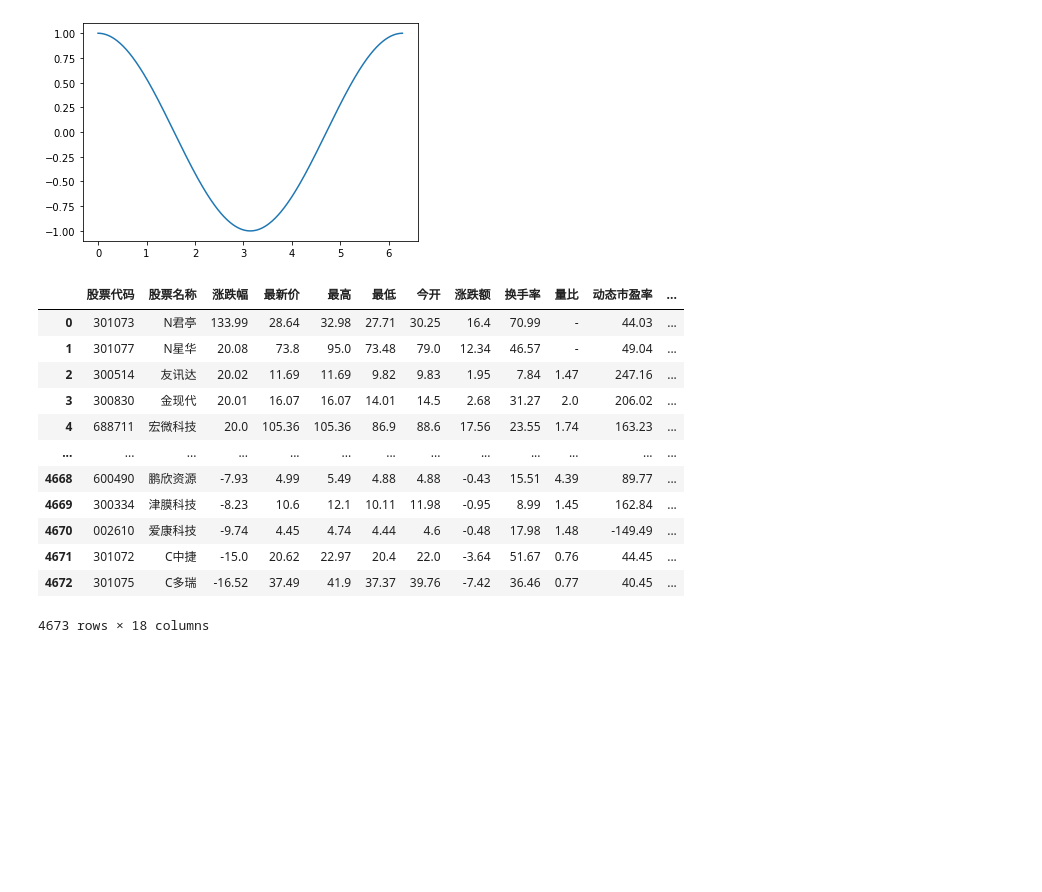
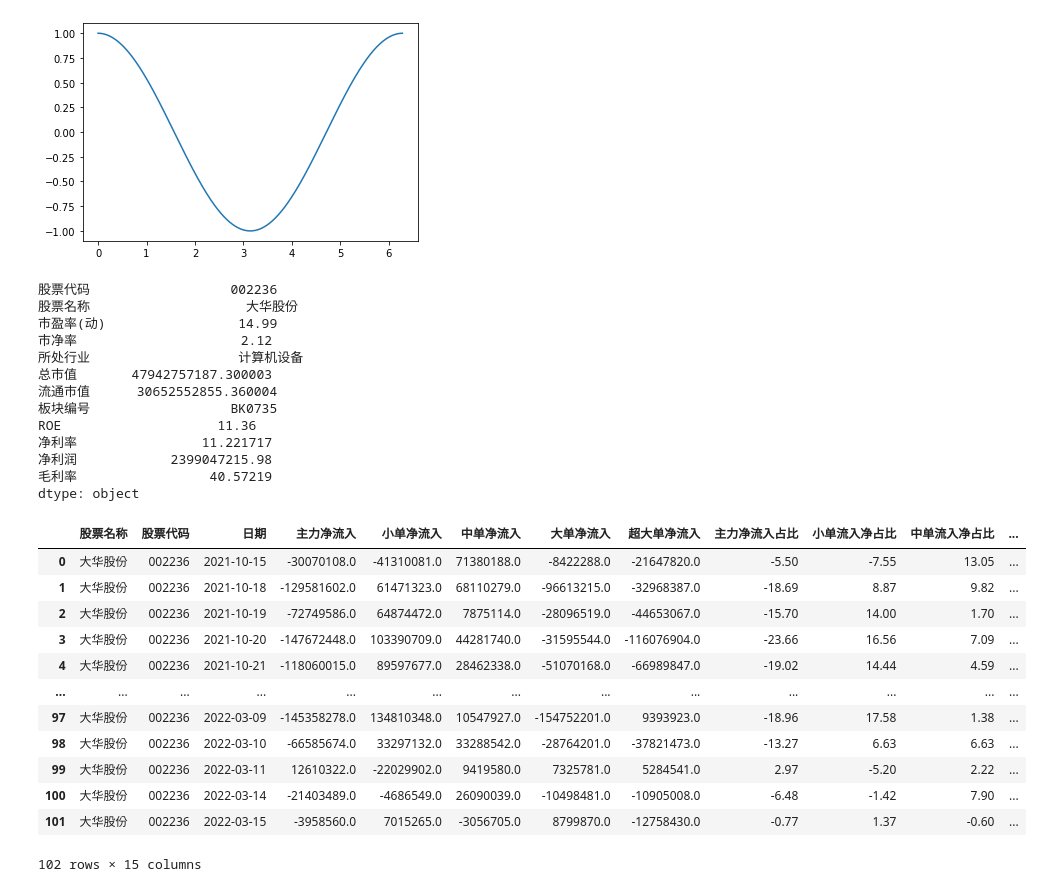
Before and after one commit to senmud/stock, a Jupyter notebook: stock_jupyter.ipynb, the cells around one changed output. Drawn from its saved outputs; the diff is of its cells as text; code cells hidden in the pictures; blank space fills up the shorter version.

```diff
--- a/stock_jupyter.ipynb
+++ b/stock_jupyter.ipynb
@@ -21,25 +21,37 @@ import efinance as ef
 stock_code = '002236'
 series = ef.stock.get_base_info(stock_code)
 series
-df = ef.stock.get_quote_history(stock_code, beg='20181001', end='20210930')
-df
-df = ef.stock.get_history_bill(stock_code)
-df
-df = ef.stock.get_daily_billboard()
-df
-df = ef.stock.get_realtime_quotes()
-df
 # %% [output]
-|  | 股票代码 | 股票名称 | 涨跌幅 | 最新价 | 最高 | 最低 | 今开 | 涨跌额 | 换手率 | 量比 | 动态市盈率 | ... |
-| 0 | 301073 | N君亭 | 133.99 | 28.64 | 32.98 | 27.71 | 30.25 | 16.4 | 70.99 | - | 44.03 | ... |
-| 1 | 301077 | N星华 | 20.08 | 73.8 | 95.0 | 73.48 | 79.0 | 12.34 | 46.57 | - | 49.04 | ... |
-| 2 | 300514 | 友讯达 | 20.02 | 11.69 | 11.69 | 9.82 | 9.83 | 1.95 | 7.84 | 1.47 | 247.16 | ... |
-| 3 | 300830 | 金现代 | 20.01 | 16.07 | 16.07 | 14.01 | 14.5 | 2.68 | 31.27 | 2.0 | 206.02 | ... |
-| 4 | 688711 | 宏微科技 | 20.0 | 105.36 | 105.36 | 86.9 | 88.6 | 17.56 | 23.55 | 1.74 | 163.23 | ... |
-| ... | ... | ... | ... | ... | ... | ... | ... | ... | ... | ... | ... | ... |
-| 4668 | 600490 | 鹏欣资源 | -7.93 | 4.99 | 5.49 | 4.88 | 4.88 | -0.43 | 15.51 | 4.39 | 89.77 | ... |
-| 4669 | 300334 | 津膜科技 | -8.23 | 10.6 | 12.1 | 10.11 | 11.98 | -0.95 | 8.99 | 1.45 | 162.84 | ... |
-| 4670 | 002610 | 爱康科技 | -9.74 | 4.45 | 4.74 | 4.44 | 4.6 | -0.48 | 17.98 | 1.48 | -149.49 | ... |
-| 4671 | 301072 | C中捷 | -15.0 | 20.62 | 22.97 | 20.4 | 22.0 | -3.64 | 51.67 | 0.76 | 44.45 | ... |
-| 4672 | 301075 | C多瑞 | -16.52 | 37.49 | 41.9 | 37.37 | 39.76 | -7.42 | 36.46 | 0.77 | 40.45 | ... |
-4673 rows × 18 columns
+股票代码                  002236
+股票名称                    大华股份
+市盈率(动)                 14.99
+市净率                     2.12
+所处行业                   计算机设备
+总市值       47942757187.300003
+流通市值      30652552855.360004
+板块编号                  BK0735
+ROE                    11.36
+净利率                11.221717
+净利润            2399047215.98
+毛利率                 40.57219
+dtype: object
+# %%
+import efinance as ef
+
+stock_code = '002236'
+df = ef.stock.get_history_bill(stock_code)
+df
+# %% [output]
+|  | 股票名称 | 股票代码 | 日期 | 主力净流入 | 小单净流入 | 中单净流入 | 大单净流入 | 超大单净流入 | 主力净流入占比 | 小单流入净占比 | 中单流入净占比 | ... |
+| 0 | 大华股份 | 002236 | 2021-10-15 | -30070108.0 | -41310081.0 | 71380188.0 | -8422288.0 | -21647820.0 | -5.50 | -7.55 | 13.05 | ... |
+| 1 | 大华股份 | 002236 | 2021-10-18 | -129581602.0 | 61471323.0 | 68110279.0 | -96613215.0 | -32968387.0 | -18.69 | 8.87 | 9.82 | ... |
+| 2 | 大华股份 | 002236 | 2021-10-19 | -72749586.0 | 64874472.0 | 7875114.0 | -28096519.0 | -44653067.0 | -15.70 | 14.00 | 1.70 | ... |
+| 3 | 大华股份 | 002236 | 2021-10-20 | -147672448.0 | 103390709.0 | 44281740.0 | -31595544.0 | -116076904.0 | -23.66 | 16.56 | 7.09 | ... |
+| 4 | 大华股份 | 002236 | 2021-10-21 | -118060015.0 | 89597677.0 | 28462338.0 | -51070168.0 | -66989847.0 | -19.02 | 14.44 | 4.59 | ... |
+| ... | ... | ... | ... | ... | ... | ... | ... | ... | ... | ... | ... | ... |
+| 97 | 大华股份 | 002236 | 2022-03-09 | -145358278.0 | 134810348.0 | 10547927.0 | -154752201.0 | 9393923.0 | -18.96 | 17.58 | 1.38 | ... |
+| 98 | 大华股份 | 002236 | 2022-03-10 | -66585674.0 | 33297132.0 | 33288542.0 | -28764201.0 | -37821473.0 | -13.27 | 6.63 | 6.63 | ... |
+| 99 | 大华股份 | 002236 | 2022-03-11 | 12610322.0 | -22029902.0 | 9419580.0 | 7325781.0 | 5284541.0 | 2.97 | -5.20 | 2.22 | ... |
+| 100 | 大华股份 | 002236 | 2022-03-14 | -21403489.0 | -4686549.0 | 26090039.0 | -10498481.0 | -10905008.0 | -6.48 | -1.42 | 7.90 | ... |
+| 101 | 大华股份 | 002236 | 2022-03-15 | -3958560.0 | 7015265.0 | -3056705.0 | 8799870.0 | -12758430.0 | -0.77 | 1.37 | -0.60 | ... |
+102 rows × 15 columns
```
Also changed, not shown: parts of 4 cells of this notebook, 6 other files.
